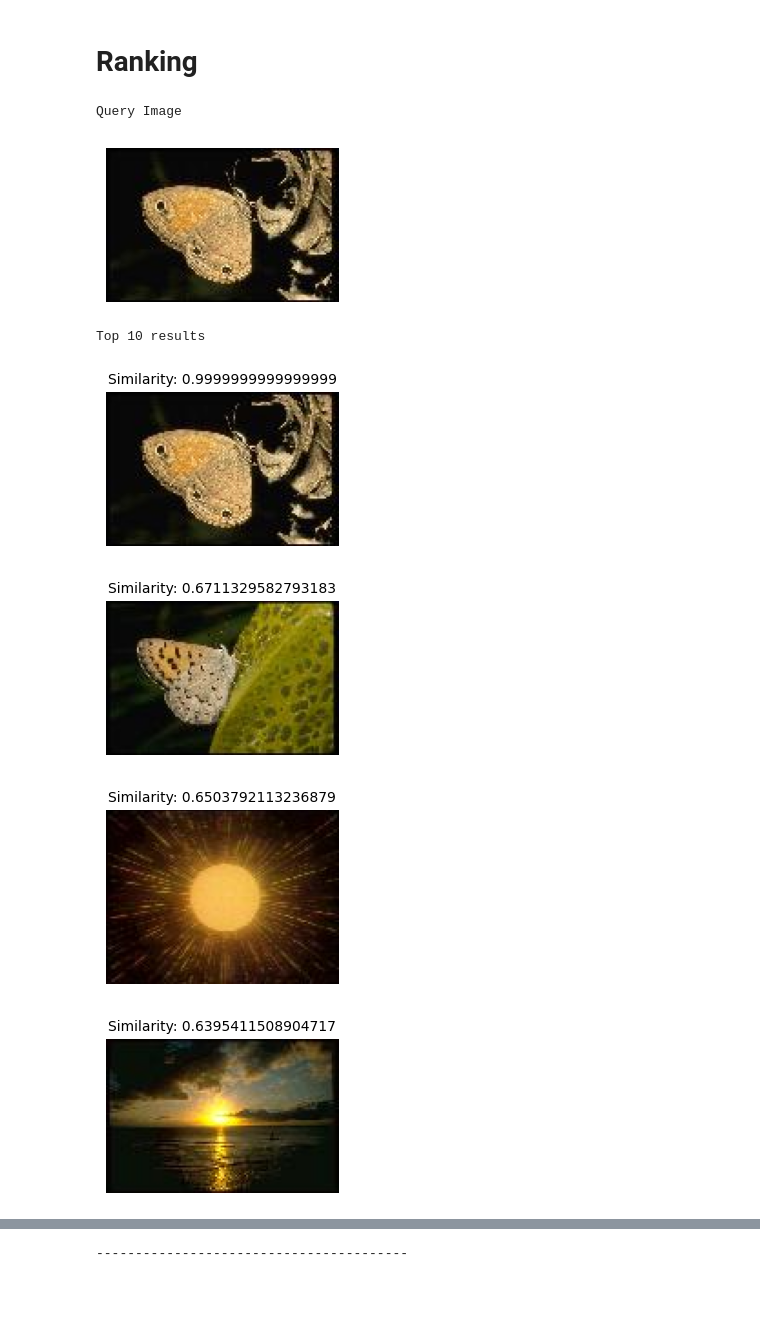
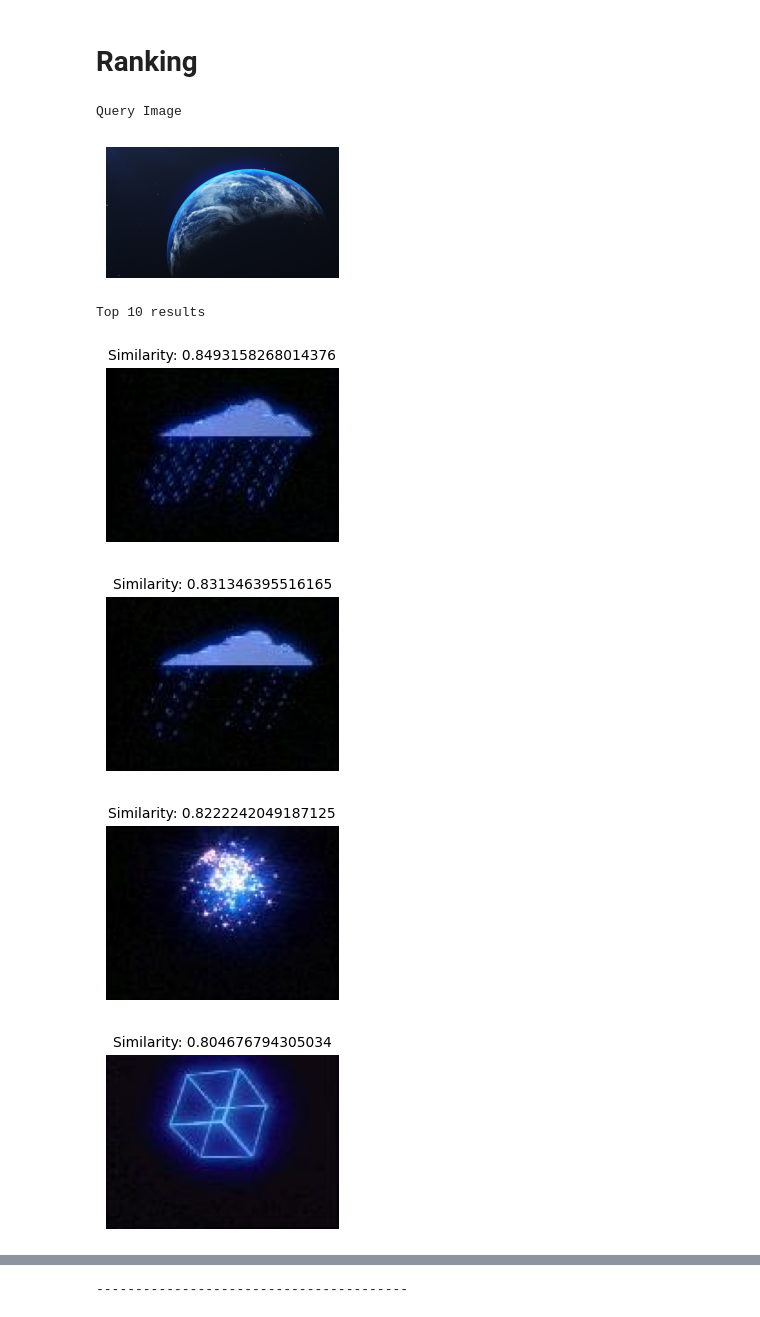
Before and after one commit to HungPham2002/simple-image-retrieval-program, a Jupyter notebook: basic_image_retrieval_system.ipynb, the cells around one changed output, grey strips where cells are left out. Saved outputs shown, nothing was run; the diff lists cells and outputs as text; code cells hidden in the pictures.

```diff
--- a/basic_image_retrieval_system.ipynb
+++ b/basic_image_retrieval_system.ipynb
@@ -169,41 +171,41 @@ def ranking(
 # %%
 query_image_paths = [
-    '/content/images_mr/10.jpg'
+    '/content/earth.jpg'
 ]
 top_k = 10
-preprocessed_src_images, mean, std = preprocess_batches(src_images)
+
 for query_image_path in query_image_paths:
   query_image = cv2.imread(query_image_path, 1)
   query_image = cv2.cvtColor(query_image, cv2.COLOR_BGR2RGB)
   preprocessed_query_image = preprocess_query(query_image, mean, std)
 
 
   ranked_list, scores = ranking(
       preprocessed_query_image,
       preprocessed_src_images,
       top_k
   )
   print('Query Image')
   plt.figure(figsize=(3,3))
   plt.imshow(query_image)
   plt.axis('off')
   plt.show()
 
   print(f'Top {top_k} results')
   for idx in range(len(ranked_list)):
     src_image_idx = ranked_list[idx]
     similarity_score = scores[idx]
     plt.figure(figsize=(3,3))
     plt.imshow(src_images[src_image_idx])
     plt.title(f'Similarity: {similarity_score}', fontsize=10)
     plt.axis('off')
     plt.show()
   print('----------------------------------------')
 # %% [output]
 Query Image
-[figure, old version]
+[figure, new version]
 Top 10 results
-[figure, old version]
+[figure, new version]
-[figure, old version]
+[figure, new version]
-[figure, old version]
+[figure, new version]
-[figure, old version]
+[figure, new version]
```
Also changed, not shown: parts of 3 cells of this notebook.
